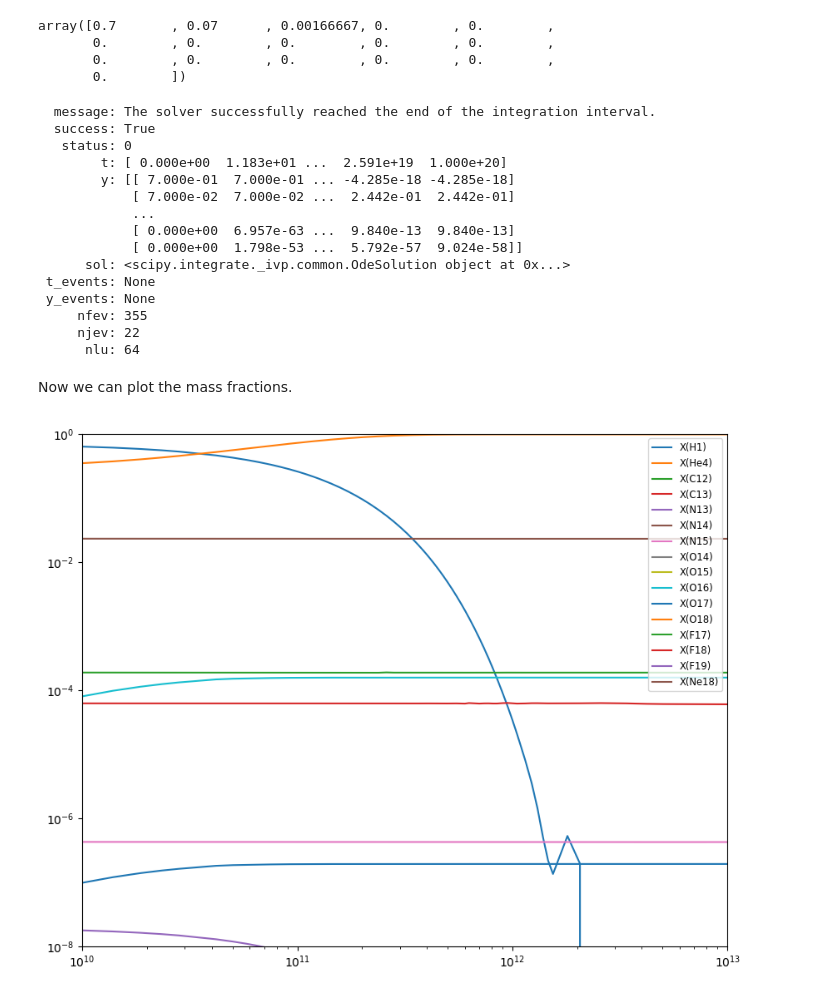
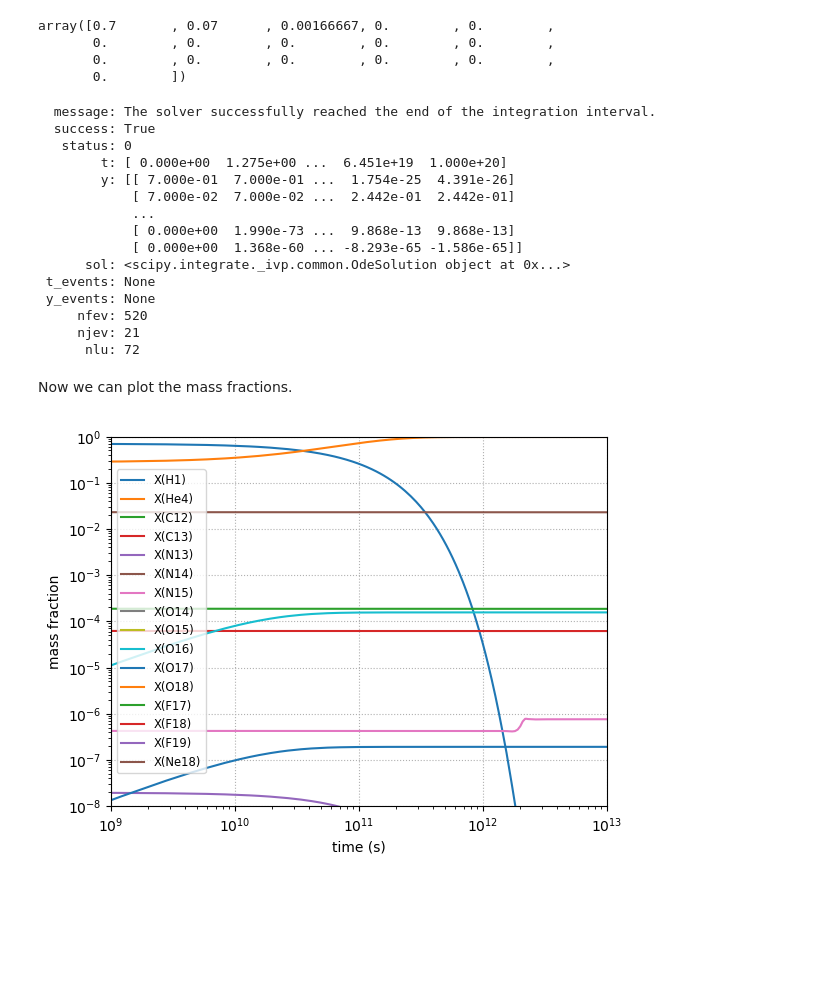
Before and after one commit to zingale/stars, a Jupyter notebook: content/reaction_networks/application-CNO-network.ipynb, the cells around one changed output. Saved outputs shown, nothing was run; the diff lists cells and outputs as text; code cells hidden in the pictures; blank space fills up the shorter version.

```diff
--- a/content/reaction_networks/application-CNO-network.ipynb
+++ b/content/reaction_networks/application-CNO-network.ipynb
@@ -96,38 +96,38 @@ array([0.7       , 0.07      , 0.00166667, 0.        , 0.        ,
 tmax = 1.e20
 
 sol = solve_ivp(cno.rhs, [0, tmax], Y0, method="BDF",
-                dense_output=True, args=(rho, T), rtol=1.e-6, atol=1.e-6)
+                dense_output=True, args=(rho, T), rtol=1.e-6, atol=1.e-8)
 # %%
 sol
 # %% [output]
   message: The solver successfully reached the end of the integration interval.
   success: True
    status: 0
-        t: [ 0.000e+00  1.183e+01 ...  2.591e+19  1.000e+20]
-        y: [[ 7.000e-01  7.000e-01 ... -4.285e-18 -4.285e-18]
+        t: [ 0.000e+00  1.275e+00 ...  6.451e+19  1.000e+20]
+        y: [[ 7.000e-01  7.000e-01 ...  1.754e-25  4.391e-26]
             [ 7.000e-02  7.000e-02 ...  2.442e-01  2.442e-01]
             ...
-            [ 0.000e+00  6.957e-63 ...  9.840e-13  9.840e-13]
-            [ 0.000e+00  1.798e-53 ...  5.792e-57  9.024e-58]]
+            [ 0.000e+00  1.990e-73 ...  9.868e-13  9.868e-13]
+            [ 0.000e+00  1.368e-60 ... -8.293e-65 -1.586e-65]]
       sol: <scipy.integrate._ivp.common.OdeSolution object at 0x...>
  t_events: None
  y_events: None
-     nfev: 355
-     njev: 22
-      nlu: 64
+     nfev: 520
+     njev: 21
+      nlu: 72
 # %% [markdown]
 Now we can plot the mass fractions.
 # %%
-fig = plt.figure()
-ax = fig.add_subplot(111)
+fig, ax = plt.subplots()
 
 for n in range(cno.nnuc):
     ax.loglog(sol.t, sol.y[n,:] * cno.A[n], label=f"X({cno.names[n].capitalize()})")
 
-ax.set_xlim(1.e10, 1.e13)
+ax.set_xlim(1.e9, 1.e13)
 ax.set_ylim(1.e-8, 1.0)
 ax.legend(fontsize="small")
-
-fig.set_size_inches((10, 8))
+ax.set_xlabel("time (s)")
+ax.set_ylabel("mass fraction")
+ax.grid(ls=":")
 # %% [output]
-[figure, old version]
+[figure, new version]
```
Also changed, not shown: parts of 2 cells of this notebook, 3 other files.
